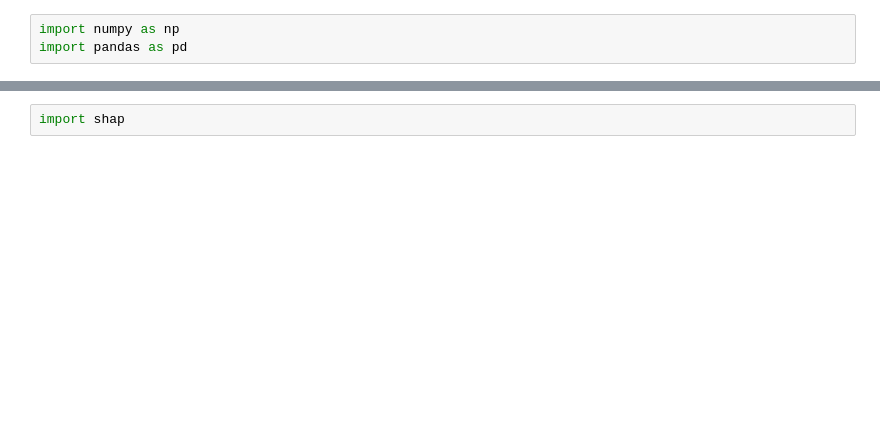
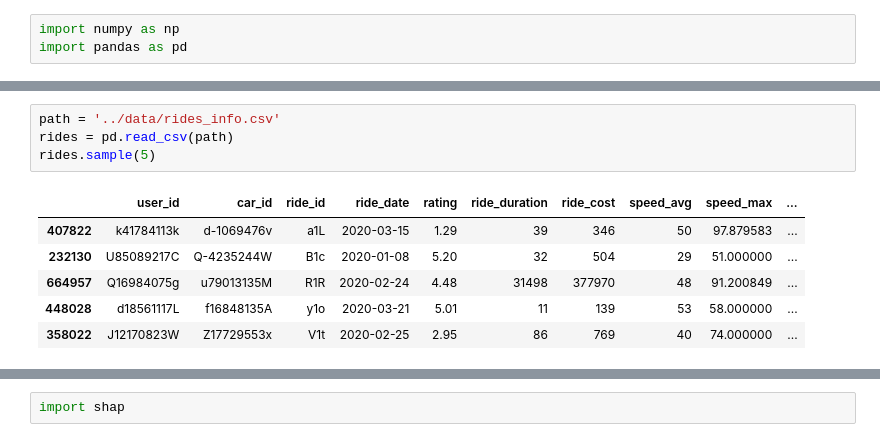
Before and after one commit to a-milenkin/Competitive_Data_Science, a Jupyter notebook: notebooks/8.1 - Baseline.ipynb, the cells around one changed output, grey strips where cells are left out. Cells and saved outputs as stored; diff of their text form; blank space fills up the shorter version.

```diff
--- a/notebooks/8.1 - Baseline.ipynb
+++ b/notebooks/8.1 - Baseline.ipynb
@@ -196,0 +189,11 @@ balanced_accuracy_score(y_val, pred)
+# %%
+path = '../data/rides_info.csv'
+rides = pd.read_csv(path)
+rides.sample(5)
+# %% [output]
+|  | user_id | car_id | ride_id | ride_date | rating | ride_duration | ride_cost | speed_avg | speed_max | ... |
+| 407822 | k41784113k | d-1069476v | a1L | 2020-03-15 | 1.29 | 39 | 346 | 50 | 97.879583 | ... |
+| 232130 | U85089217C | Q-4235244W | B1c | 2020-01-08 | 5.20 | 32 | 504 | 29 | 51.000000 | ... |
+| 664957 | Q16984075g | u79013135M | R1R | 2020-02-24 | 4.48 | 31498 | 377970 | 48 | 91.200849 | ... |
+| 448028 | d18561117L | f16848135A | y1o | 2020-03-21 | 5.01 | 11 | 139 | 53 | 58.000000 | ... |
+| 358022 | J12170823W | Z17729553x | V1t | 2020-02-25 | 2.95 | 86 | 769 | 40 | 74.000000 | ... |
```
Also changed, not shown: parts of 67 cells of this notebook.
